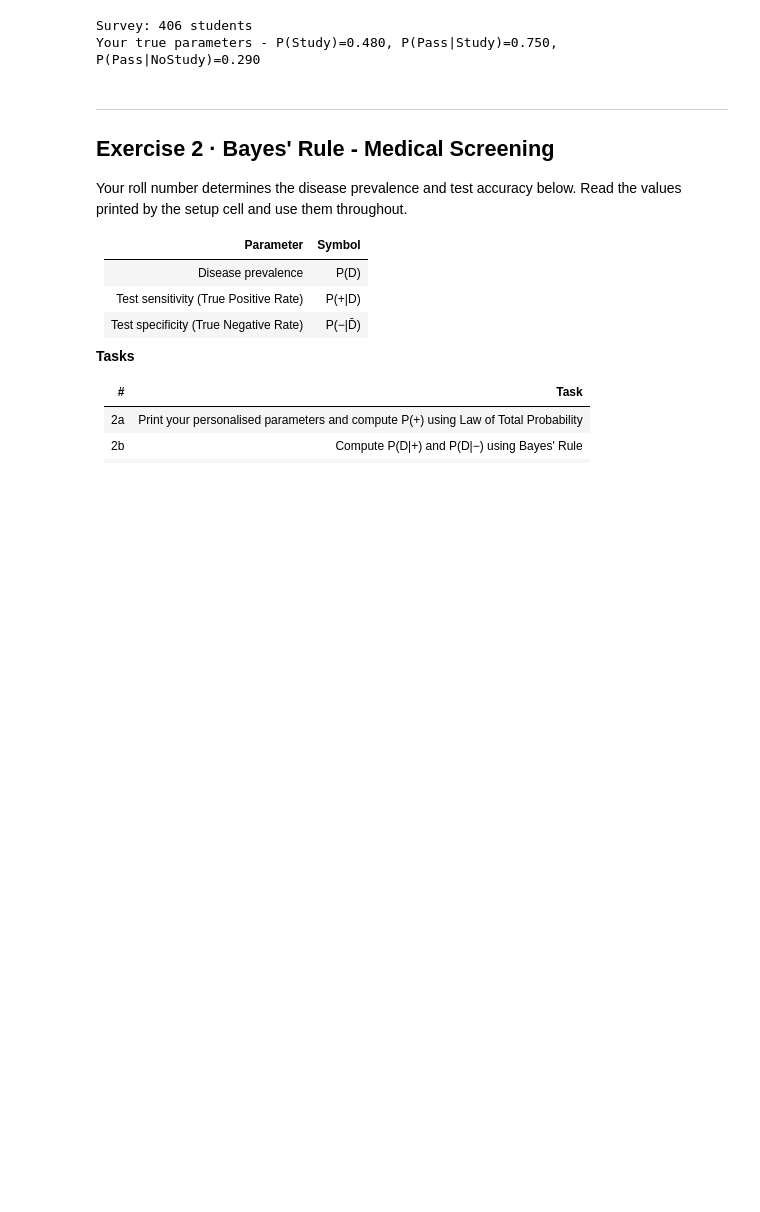
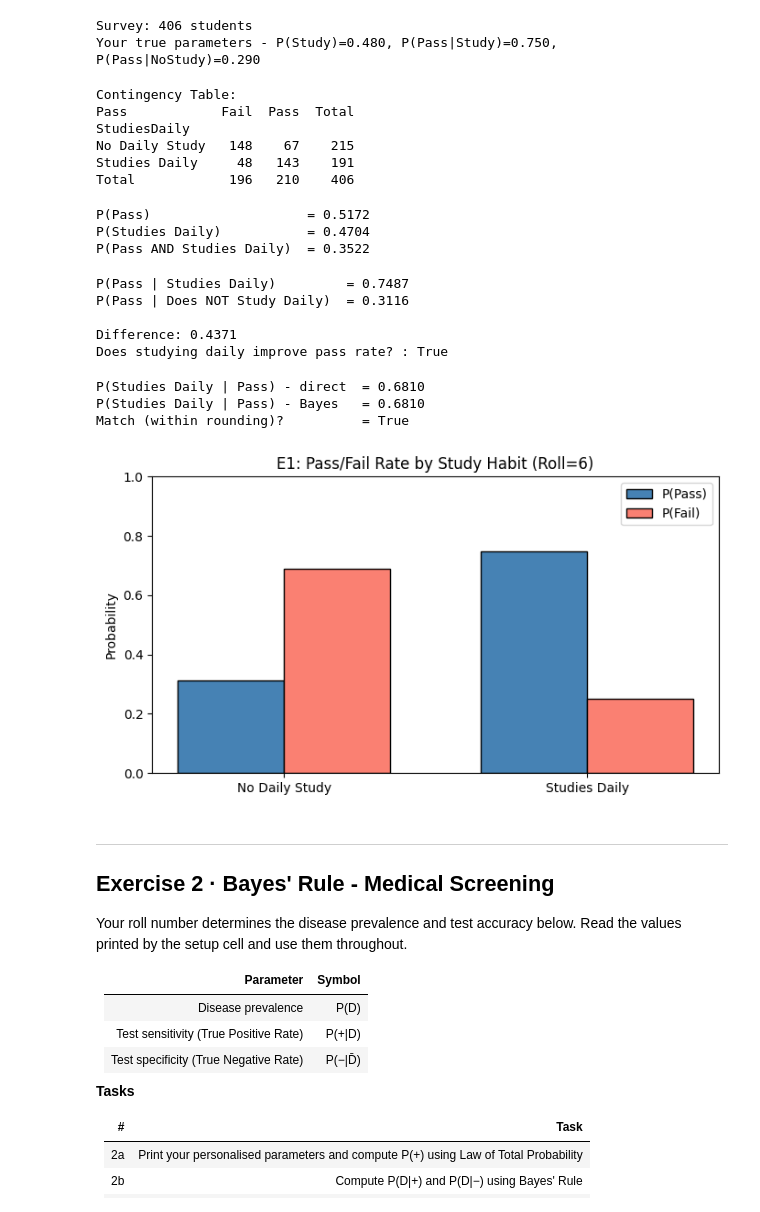
Before and after one commit to adithyan-cell/Python, a Jupyter notebook: 22AIE301_Lab_02_aie24006.ipynb, the cells around one changed output. Drawn from its saved outputs; the diff is of its cells as text; code cells hidden in the pictures; blank space fills up the shorter version.

```diff
--- a/22AIE301_Lab_02_aie24006.ipynb
+++ b/22AIE301_Lab_02_aie24006.ipynb
@@ -97,73 +97,97 @@ print(f"Your true parameters - P(Study)={p_study:.3f}, "
 Survey: 406 students
 Your true parameters - P(Study)=0.480, P(Pass|Study)=0.750, P(Pass|NoStudy)=0.290
 # %%
+import pandas as pd
 # ── 1a: Print contingency table with totals ──────────────────
 ct = pd.crosstab(
     df['StudiesDaily'].map({0: 'No Daily Study', 1: 'Studies Daily'}),
     df['Pass'].map({0: 'Fail', 1: 'Pass'}),
-    margins=___,          # show row and column totals
-    margins_name=___      # label for totals, e.g. 'Total'
+    margins= True,          # show row and column totals
+    margins_name='Total',     # label for totals, e.g. 'Total'
 )
 print('Contingency Table:')
 print(ct)
+# %% [output]
+Contingency Table:
+Pass            Fail  Pass  Total
+StudiesDaily
+No Daily Study   148    67    215
+Studies Daily     48   143    191
+Total            196   210    406
 # %%
 # ── 1b: Marginal and joint probabilities ─────────────────────
 total = len(df)
 
-P_pass  = df['Pass'].sum() / ___
-P_study = df['StudiesDaily'].sum() / ___
-P_pass_AND_study = len(df[(df['Pass'] == ___) & (df['StudiesDaily'] == ___)]) / ___
+P_pass  = df['Pass'].sum() / total
+P_study = df['StudiesDaily'].sum() / total
+P_pass_AND_study = len(df[(df['Pass'] == 1) & (df['StudiesDaily'] == 1)]) / total
 
 print(f"P(Pass)                    = {P_pass:.4f}")
 print(f"P(Studies Daily)           = {P_study:.4f}")
 print(f"P(Pass AND Studies Daily)  = {P_pass_AND_study:.4f}")
+# %% [output]
+P(Pass)                    = 0.5172
+P(Studies Daily)           = 0.4704
+P(Pass AND Studies Daily)  = 0.3522
 # %%
 # ── 1c: Conditional probabilities ────────────────────────────
 # P(Pass | Studies Daily)
-study_group    = df[df['StudiesDaily'] == ___]
-nostudy_group  = df[df['StudiesDaily'] == ___]
+study_group    = df[df['StudiesDaily'] == 1]
+nostudy_group  = df[df['StudiesDaily'] == 0]
 
-P_pass_given_study   = study_group['Pass'].sum()   / ___
-P_pass_given_nostudy = nostudy_group['Pass'].sum() / ___
+P_pass_given_study   = study_group['Pass'].sum()   /len(study_group)
+P_pass_given_nostudy = nostudy_group['Pass'].sum() /len(nostudy_group)
 
 print(f"P(Pass | Studies Daily)         = {P_pass_given_study:.4f}")
 print(f"P(Pass | Does NOT Study Daily)  = {P_pass_given_nostudy:.4f}")
 print()
 print(f"Difference: {P_pass_given_study - P_pass_given_nostudy:.4f}")
 print("Does studying daily improve pass rate? :", P_pass_given_study > P_pass_given_nostudy)
+# %% [output]
+P(Pass | Studies Daily)         = 0.7487
+P(Pass | Does NOT Study Daily)  = 0.3116
+
+Difference: 0.4371
+Does studying daily improve pass rate? : True
 # %%
 # ── 1d: P(Studies Daily | Pass) — Bayes' Rule ────────────────
 
 # Method 1: Direct from data
-pass_group = df[df['Pass'] == ___]
-P_study_given_pass_direct = pass_group['StudiesDaily'].sum() / ___
+pass_group = df[df['Pass'] == 1]
+P_study_given_pass_direct = pass_group['StudiesDaily'].sum() / len(pass_group)
 
 # Method 2: Bayes' Rule
 # P(Study|Pass) = P(Pass|Study) * P(Study) / P(Pass)
-P_study_given_pass_bayes = (___ * ___) / ___
+P_study_given_pass_bayes = (P_pass_given_study * P_study) / P_pass
 
 print(f"P(Studies Daily | Pass) - direct  = {P_study_given_pass_direct:.4f}")
 print(f"P(Studies Daily | Pass) - Bayes   = {P_study_given_pass_bayes:.4f}")
 print(f"Match (within rounding)?          = {abs(P_study_given_pass_direct - P_study_given_pass_bayes) < 0.02}")
+# %% [output]
+P(Studies Daily | Pass) - direct  = 0.6810
+P(Studies Daily | Pass) - Bayes   = 0.6810
+Match (within rounding)?          = True
 # %%
 # ── 1e: Grouped bar chart ────────────────────────────────────
 labels   = ['No Daily Study', 'Studies Daily']
-p_pass_l = [___, ___]    # P(Pass) for each group
-p_fail_l = [___, ___]    # P(Fail) for each group  (= 1 - P(Pass))
+p_pass_l = [P_pass_given_nostudy, P_pass_given_study]    # P(Pass) for each group
+p_fail_l = [1 - P_pass_given_nostudy, 1 - P_pass_given_study]    # P(Fail) for each group  (= 1 - P(Pass))
 
 x = np.arange(len(labels))
 w = 0.35
 fig, ax = plt.subplots(figsize=(7, 4))
-ax.bar(x - w/2, ___, w, label='P(Pass)', color='steelblue', edgecolor='black')
-ax.bar(x + w/2, ___, w, label='P(Fail)', color='salmon',    edgecolor='black')
+ax.bar(x - w/2, p_pass_l, w, label='P(Pass)', color='steelblue', edgecolor='black')
+ax.bar(x + w/2, p_fail_l, w, label='P(Fail)', color='salmon',    edgecolor='black')
 ax.set_xticks(x)
-ax.set_xticklabels(___)
+ax.set_xticklabels(labels)
 ax.set_ylabel('Probability')
 ax.set_ylim(0, 1)
 ax.set_title(f'E1: Pass/Fail Rate by Study Habit (Roll={ROLL})')
 ax.legend()
 plt.tight_layout()
 plt.show()
+# %% [output]
+[figure, added]
 # %% [markdown]
 ---
 ## Exercise 2 · Bayes' Rule - Medical Screening
```
Also changed, not shown: parts of 12 cells of this notebook.
